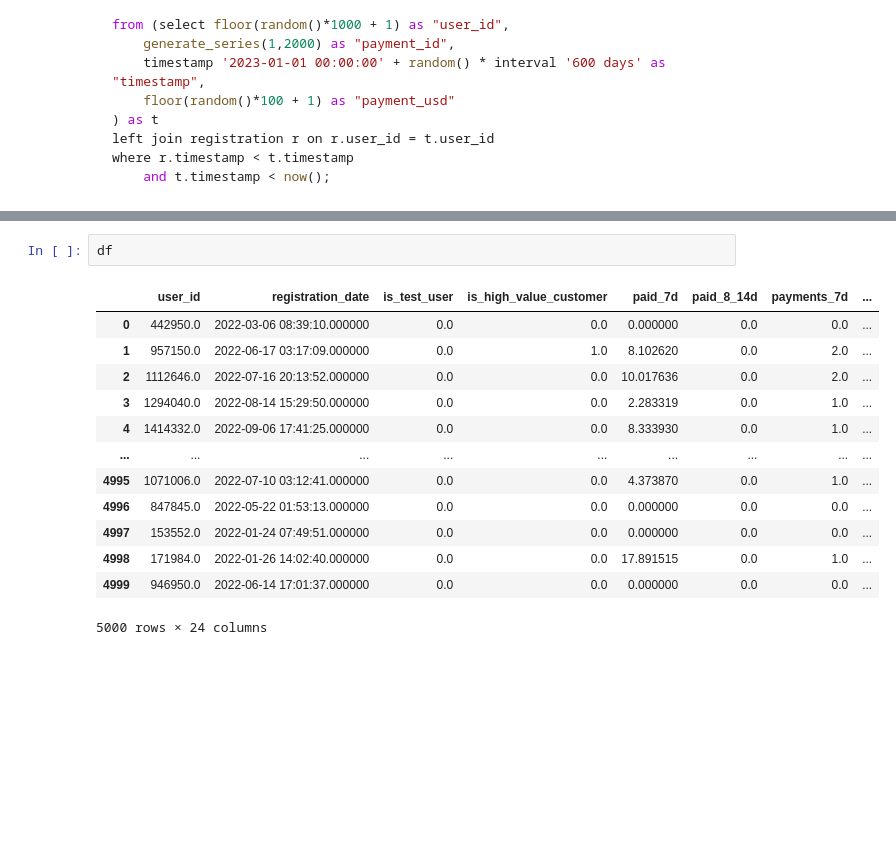
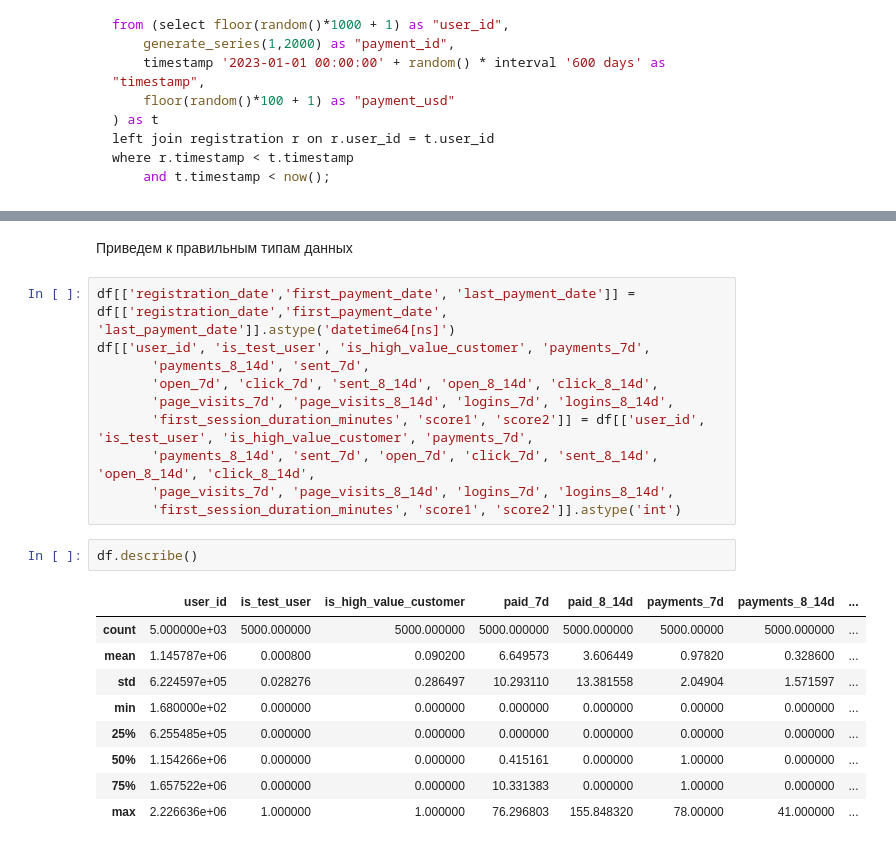
Before and after one commit to artsiom-bury/kit-code-test-exercise, a Jupyter notebook: test_exercise_kitcode.ipynb, the cells around one changed output, grey strips where cells are left out. Cells and saved outputs as stored; diff of their text form; blank space fills up the shorter version.

```diff
--- a/test_exercise_kitcode.ipynb
+++ b/test_exercise_kitcode.ipynb
@@ -75,16 +94,24 @@ df = pd.read_excel(url, sheet_name="Exploration data")
+# %% [markdown]
+Приведем к правильным типам данных
+# %%
+df[['registration_date','first_payment_date', 'last_payment_date']] = df[['registration_date','first_payment_date', 'last_payment_date']].astype('datetime64[ns]')
+df[['user_id', 'is_test_user', 'is_high_value_customer', 'payments_7d',
+       'payments_8_14d', 'sent_7d',
+       'open_7d', 'click_7d', 'sent_8_14d', 'open_8_14d', 'click_8_14d',
+       'page_visits_7d', 'page_visits_8_14d', 'logins_7d', 'logins_8_14d',
+       'first_session_duration_minutes', 'score1', 'score2']] = df[['user_id', 'is_test_user', 'is_high_value_customer', 'payments_7d',
+       'payments_8_14d', 'sent_7d', 'open_7d', 'click_7d', 'sent_8_14d', 'open_8_14d', 'click_8_14d',
+       'page_visits_7d', 'page_visits_8_14d', 'logins_7d', 'logins_8_14d',
+       'first_session_duration_minutes', 'score1', 'score2']].astype('int')
 # %%
-df
+df.describe()
 # %% [output]
-|  | user_id | registration_date | is_test_user | is_high_value_customer | paid_7d | paid_8_14d | payments_7d | ... |
-| 0 | 442950.0 | 2022-03-06 08:39:10.000000 | 0.0 | 0.0 | 0.000000 | 0.0 | 0.0 | ... |
-| 1 | 957150.0 | 2022-06-17 03:17:09.000000 | 0.0 | 1.0 | 8.102620 | 0.0 | 2.0 | ... |
-| 2 | 1112646.0 | 2022-07-16 20:13:52.000000 | 0.0 | 0.0 | 10.017636 | 0.0 | 2.0 | ... |
-| 3 | 1294040.0 | 2022-08-14 15:29:50.000000 | 0.0 | 0.0 | 2.283319 | 0.0 | 1.0 | ... |
-| 4 | 1414332.0 | 2022-09-06 17:41:25.000000 | 0.0 | 0.0 | 8.333930 | 0.0 | 1.0 | ... |
-| ... | ... | ... | ... | ... | ... | ... | ... | ... |
-| 4995 | 1071006.0 | 2022-07-10 03:12:41.000000 | 0.0 | 0.0 | 4.373870 | 0.0 | 1.0 | ... |
-| 4996 | 847845.0 | 2022-05-22 01:53:13.000000 | 0.0 | 0.0 | 0.000000 | 0.0 | 0.0 | ... |
-| 4997 | 153552.0 | 2022-01-24 07:49:51.000000 | 0.0 | 0.0 | 0.000000 | 0.0 | 0.0 | ... |
-| 4998 | 171984.0 | 2022-01-26 14:02:40.000000 | 0.0 | 0.0 | 17.891515 | 0.0 | 1.0 | ... |
-| 4999 | 946950.0 | 2022-06-14 17:01:37.000000 | 0.0 | 0.0 | 0.000000 | 0.0 | 0.0 | ... |
+|  | user_id | is_test_user | is_high_value_customer | paid_7d | paid_8_14d | payments_7d | payments_8_14d | ... |
+| count | 5.000000e+03 | 5000.000000 | 5000.000000 | 5000.000000 | 5000.000000 | 5000.00000 | 5000.000000 | ... |
+| mean | 1.145787e+06 | 0.000800 | 0.090200 | 6.649573 | 3.606449 | 0.97820 | 0.328600 | ... |
+| std | 6.224597e+05 | 0.028276 | 0.286497 | 10.293110 | 13.381558 | 2.04904 | 1.571597 | ... |
+| min | 1.680000e+02 | 0.000000 | 0.000000 | 0.000000 | 0.000000 | 0.00000 | 0.000000 | ... |
+| 25% | 6.255485e+05 | 0.000000 | 0.000000 | 0.000000 | 0.000000 | 0.00000 | 0.000000 | ... |
+| 50% | 1.154266e+06 | 0.000000 | 0.000000 | 0.415161 | 0.000000 | 1.00000 | 0.000000 | ... |
+| 75% | 1.657522e+06 | 0.000000 | 0.000000 | 10.331383 | 0.000000 | 1.00000 | 0.000000 | ... |
+| max | 2.226636e+06 | 1.000000 | 1.000000 | 76.296803 | 155.848320 | 78.00000 | 41.000000 | ... |
-5000 rows × 24 columns
```
Also changed, not shown: parts of 14 cells of this notebook, 1 other file.
